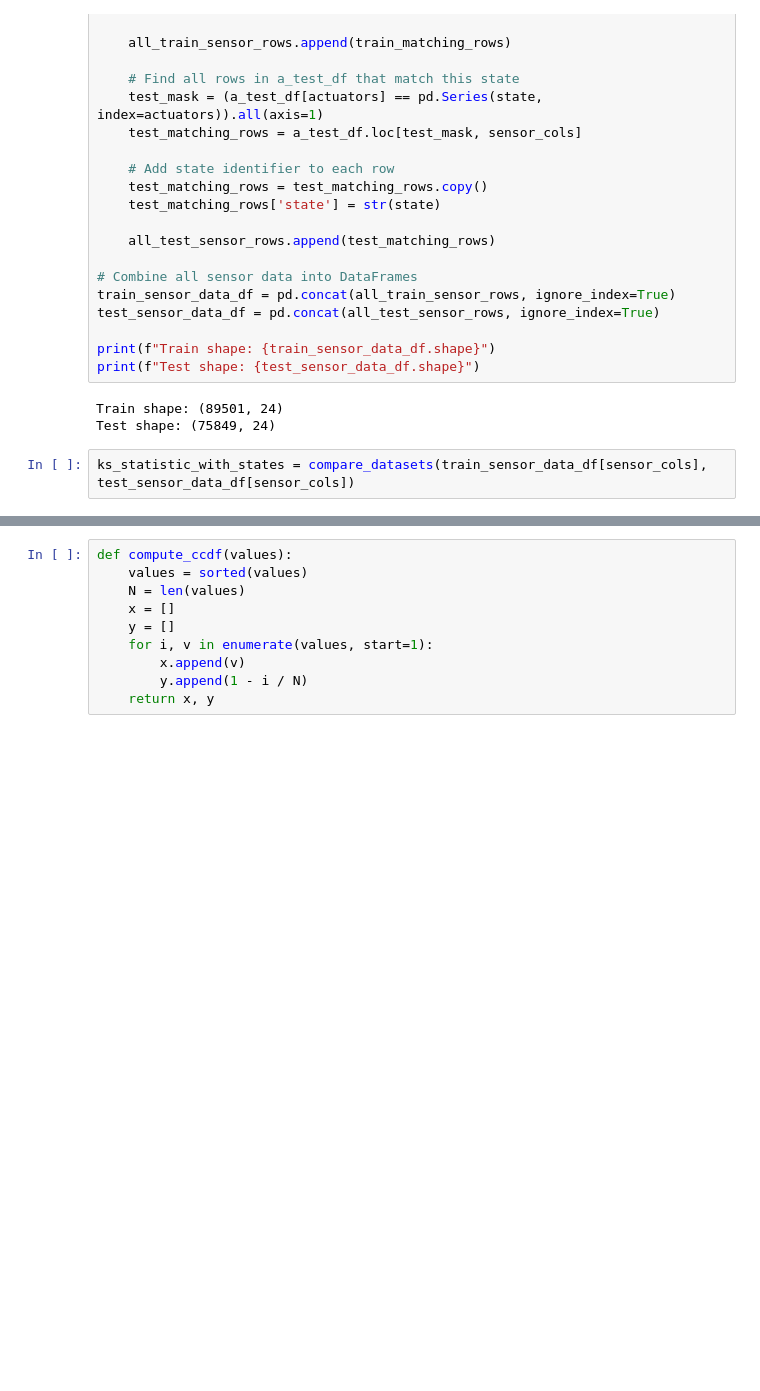
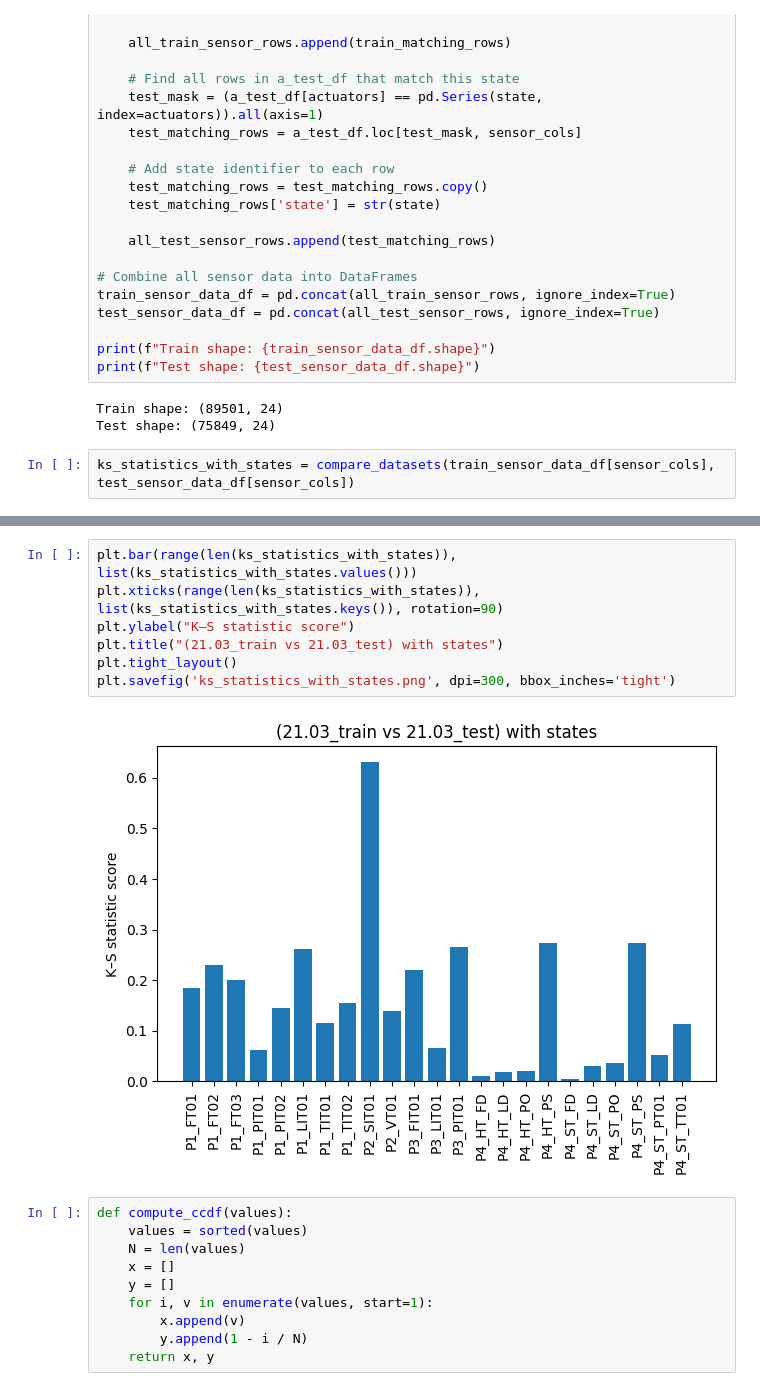
Before and after one commit to AliFaiizan/CyberSecProject, a Jupyter notebook: tasksheet1/tsk1b.ipynb, the cells around one changed output, grey strips where cells are left out. Saved outputs shown, nothing was run; the diff lists cells and outputs as text; blank space fills up the shorter version.

```diff
--- a/tasksheet1/tsk1b.ipynb
+++ b/tasksheet1/tsk1b.ipynb
@@ -375,5 +389,5 @@ print(f"Test shape: {test_sensor_data_df.shape}")
 Train shape: (89501, 24)
 Test shape: (75849, 24)
 # %%
-ks_statistic_with_states = compare_datasets(train_sensor_data_df[sensor_cols], test_sensor_data_df[sensor_cols])
+ks_statistics_with_states = compare_datasets(train_sensor_data_df[sensor_cols], test_sensor_data_df[sensor_cols])
 # %%
@@ -396,6 +410,15 @@ ks_statistic_with_states
  'P4_ST_PS': np.float64(0.2736915482503066),
  'P4_ST_PT01': np.float64(0.05156197948355612),
  'P4_ST_TT01': np.float64(0.11277043877827964)}
+# %%
+plt.bar(range(len(ks_statistics_with_states)), list(ks_statistics_with_states.values()))
+plt.xticks(range(len(ks_statistics_with_states)), list(ks_statistics_with_states.keys()), rotation=90)
+plt.ylabel("K–S statistic score")
+plt.title("(21.03_train vs 21.03_test) with states")
+plt.tight_layout()
+plt.savefig('ks_statistics_with_states.png', dpi=300, bbox_inches='tight')
+# %% [output]
+[figure, added]
 # %%
 def compute_ccdf(values):
     values = sorted(values)
```
Also changed, not shown: parts of 4 cells of this notebook, 6 other files.
